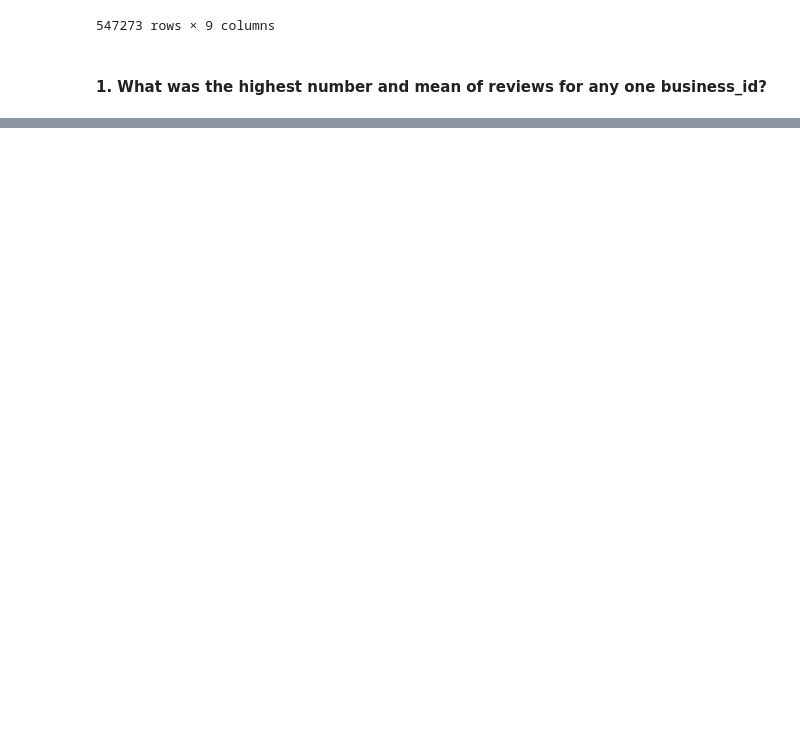
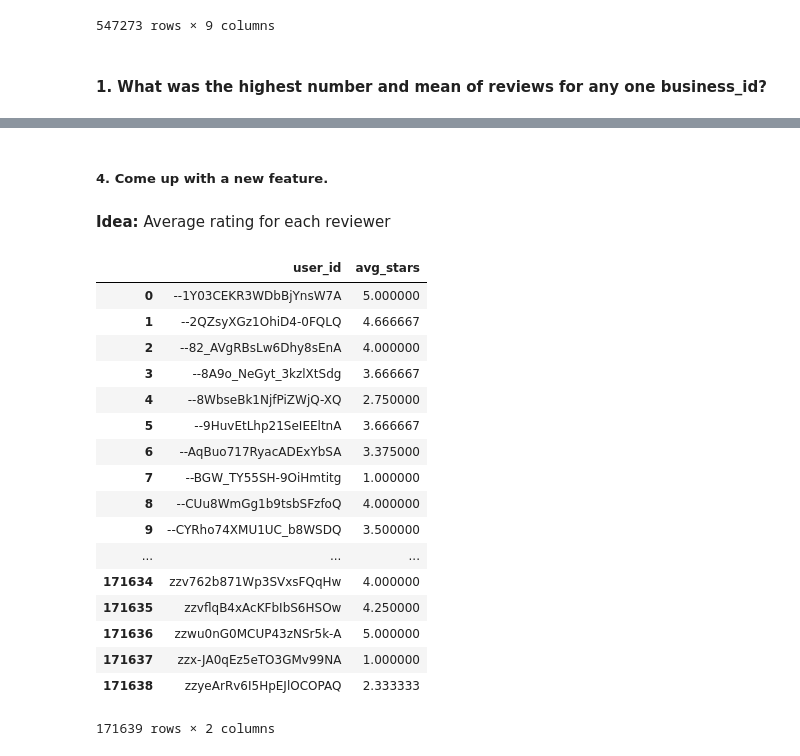
Before and after one commit to FroeMic/SIM_DMA18, a Jupyter notebook: Assignments/01_Lab01/dma_assignment1_froehlich.ipynb, the cells around one changed output, grey strips where cells are left out. Cells and saved outputs as stored; diff of their text form; code cells hidden in the pictures; blank space fills up the shorter version.

```diff
--- a/Assignments/01_Lab01/dma_assignment1.ipynb
+++ b/Assignments/01_Lab01/dma_assignment1_froehlich.ipynb
@@ -122,0 +220,32 @@ yelp_reviwer.describe()
+# %% [markdown]
+##### 4. Come up with a new feature.
+# %% [markdown]
+**Idea:** Average rating for each reviewer
+# %%
+yelp_reviewer_average_stars = df.groupby('user_id')['stars'].mean()
+
+file_name = 'out.csv'
+yelp_reviewer_average_stars.to_csv(file_name, header =  ['avg_stars'], encoding='utf-8')
+
+# Check new file
+new_df = pd.read_csv(file_name)
+new_df
+# %% [output]
+|  | user_id | avg_stars |
+| 0 | --1Y03CEKR3WDbBjYnsW7A | 5.000000 |
+| 1 | --2QZsyXGz1OhiD4-0FQLQ | 4.666667 |
+| 2 | --82_AVgRBsLw6Dhy8sEnA | 4.000000 |
+| 3 | --8A9o_NeGyt_3kzlXtSdg | 3.666667 |
+| 4 | --8WbseBk1NjfPiZWjQ-XQ | 2.750000 |
+| 5 | --9HuvEtLhp21SeIEEltnA | 3.666667 |
+| 6 | --AqBuo717RyacADExYbSA | 3.375000 |
+| 7 | --BGW_TY55SH-9OiHmtitg | 1.000000 |
+| 8 | --CUu8WmGg1b9tsbSFzfoQ | 4.000000 |
+| 9 | --CYRho74XMU1UC_b8WSDQ | 3.500000 |
+| ... | ... | ... |
+| 171634 | zzv762b871Wp3SVxsFQqHw | 4.000000 |
+| 171635 | zzvflqB4xAcKFbIbS6HSOw | 4.250000 |
+| 171636 | zzwu0nG0MCUP43zNSr5k-A | 5.000000 |
+| 171637 | zzx-JA0qEz5eTO3GMv99NA | 1.000000 |
+| 171638 | zzyeArRv6I5HpEJlOCOPAQ | 2.333333 |
+171639 rows × 2 columns
```
Also changed, not shown: parts of 22 cells of this notebook, 2 other files.
